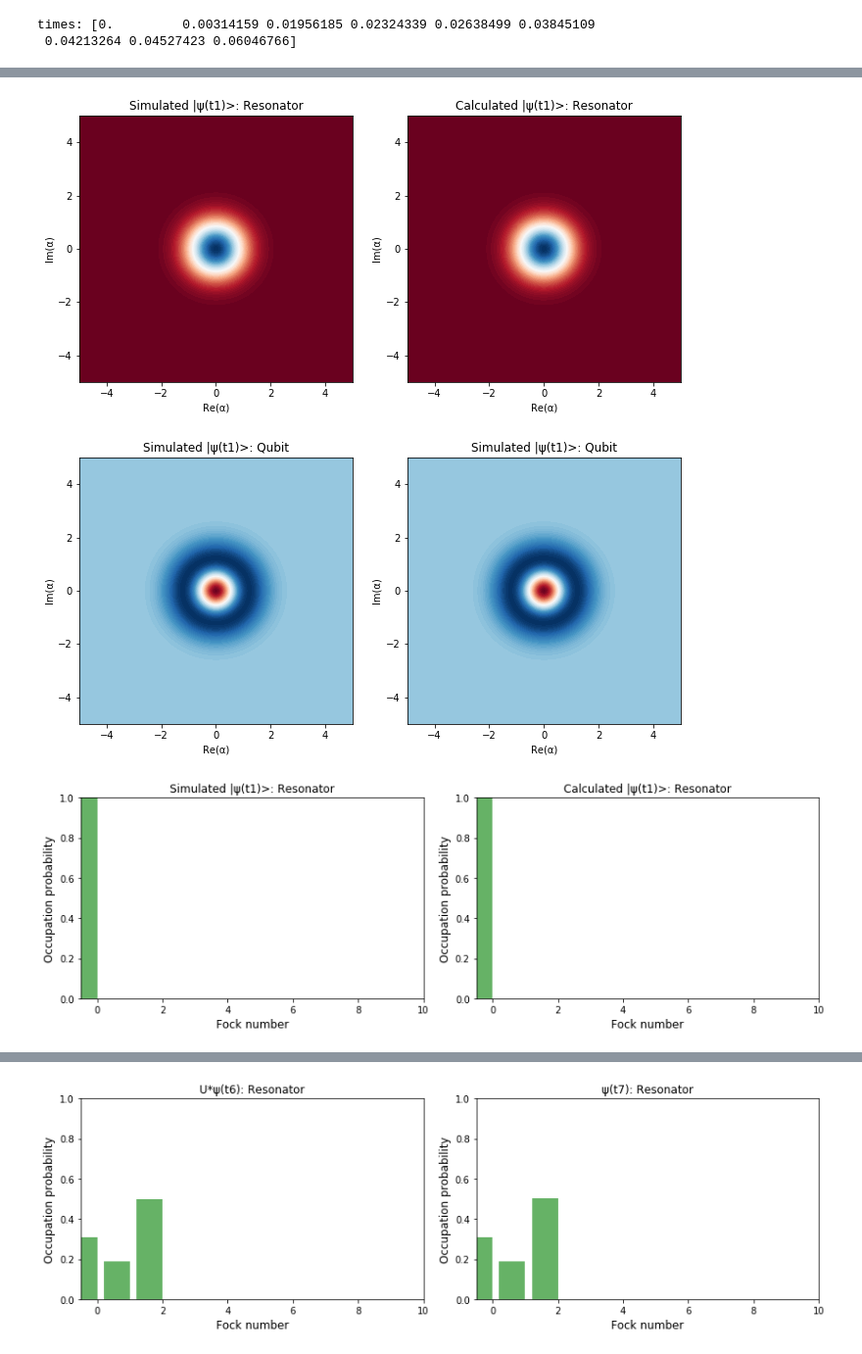
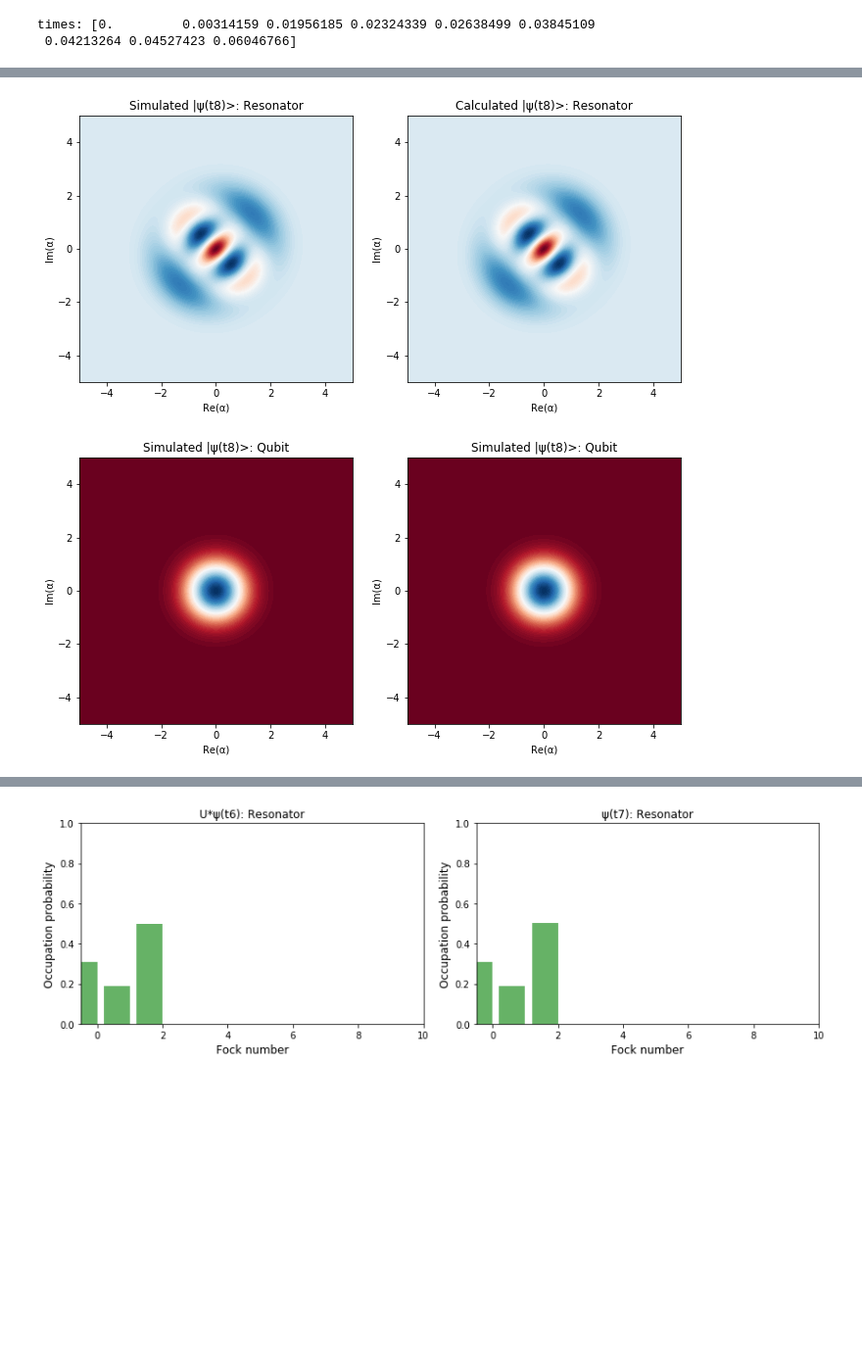
Before and after one commit to ateshian/quoptics, a Jupyter notebook: simulate-the-paper.ipynb, the cells around one changed output, grey strips where cells are left out. Shown at 98% size. Saved outputs shown, nothing was run; the diff lists cells and outputs as text; code cells hidden in the pictures; blank space fills up the shorter version.

```diff
--- a/simulate-the-paper.ipynb
+++ b/simulate-the-paper.ipynb
@@ -428,7 +428,7 @@ def H_t(t, args):
 
 # tlist = np.linspace(0, 2*t_op[-1], 1000)
 
-m = 0
+m = 7
 tlist = np.linspace(t_op[m], t_op[m+1], 1000)
 psi0 = psi_t[m]
 
@@ -521,11 +521,15 @@ fig, axes = plt.subplots(1, 2, figsize=(12,4))
 plot_fock_distribution(psif_res, fig=fig, ax=axes[0], title="Simulated |ψ(t%d)>: Resonator" % (m+1));
 plot_fock_distribution(curr_res, fig=fig, ax=axes[1], title="Calculated |ψ(t%d)>: Resonator" % (m+1));
 fig.tight_layout()
+filename = str('probability-figures/t%d-resonator.png' % (m+1))
+plt.savefig(filename)
 plt.show()
 fig, axes = plt.subplots(1, 2, figsize=(12,4))
 plot_fock_distribution(psif_qu, fig=fig, ax=axes[0], title="Simulated |ψ(t%d)>: Qubit" % (m+1));
 plot_fock_distribution(curr_qu, fig=fig, ax=axes[1], title="Calculated |ψ(t%d)>: Qubit" % (m+1));
 fig.tight_layout()
+filename = str('probability-figures/t%d-qubit.png' % (m+1))
+plt.savefig(filename)
 plt.show()
 
 fig, axes = plt.subplots(1, 2, figsize=(11,5))
@@ -553,42 +557,43 @@ plt.show()
 # --------------------------
 # initial state
 
-psi0_res = psi0.ptrace(1)
-psi0_qu = psi0.ptrace(0)
+# psi0_res = psi0.ptrace(1)
+# psi0_qu = psi0.ptrace(0)
 
-# basis state distributions
-fig, axes = plt.subplots(1, 2, figsize=(12,4))
-plot_fock_distribution(psi0_res, fig=fig, ax=axes[0], title="Simulated |ψ(t%d)>: Resonator" % (m+1));
-plot_fock_distribution(psi0_res, fig=fig, ax=axes[1], title="Calculated |ψ(t%d)>: Resonator" % (m+1));
-fig.tight_layout()
-plt.show()
-fig, axes = plt.subplots(1, 2, figsize=(12,4))
-plot_fock_distribution(psi0_qu, fig=fig, ax=axes[0], title="Simulated |ψ(t%d)>: Qubit" % (m+1));
-plot_fock_distribution(psi0_qu, fig=fig, ax=axes[1], title="Calculated |ψ(t%d)>: Qubit" % (m+1));
-fig.tight_layout()
-plt.show()
+# # basis state distributions
+# fig, axes = plt.subplots(1, 2, figsize=(12,4))
+# plot_fock_distribution(psi0_res, fig=fig, ax=axes[0], title="Simulated |ψ(t%d)>: Resonator" % (0));
+# plot_fock_distribution(psi0_res, fig=fig, ax=axes[1], title="Calculated |ψ(t%d)>: Resonator" % (0));
+# fig.tight_layout()
+# plt.show()
+# fig, axes = plt.subplots(1, 2, figsize=(12,4))
+# plot_fock_distribution(psi0_qu, fig=fig, ax=axes[0], title="Simulated |ψ(t%d)>: Qubit" % (0));
+# plot_fock_distribution(psi0_qu, fig=fig, ax=axes[1], title="Calculated |ψ(t%d)>: Qubit" % (0));
+# fig.tight_layout()
 
-fig, axes = plt.subplots(1, 2, figsize=(11,5))
-axes[0].contourf(xvec, xvec, wigner(psif_res, xvec, xvec), 100, cmap=cm.RdBu)
-axes[0].set_title("Simulated |ψ(t%d)>: Resonator" % (0))
-axes[1].contourf(xvec, xvec, wigner(curr_res, xvec, xvec), 100, cmap=cm.RdBu)
-axes[1].set_title("Calculated |ψ(t%d)>: Resonator" % (0))
-axes[0].set_xlabel('Re(α)')
-axes[0].set_ylabel('Im(α)')
-axes[1].set_xlabel('Re(α)')
-axes[1].set_ylabel('Im(α)')
-plt.show()
+# plt.show()
 
-fig, axes = plt.subplots(1, 2, figsize=(11,5))
-axes[0].contourf(xvec, xvec, wigner(psif_qu, xvec, xvec), 100, cmap=cm.RdBu)
-axes[0].set_title("Simulated |ψ(t%d)>: Qubit" % (0))
-axes[1].contourf(xvec, xvec, wigner(curr_qu, xvec, xvec), 100, cmap=cm.RdBu)
-axes[1].set_title("Simulated |ψ(t%d)>: Qubit" % (0))
-axes[0].set_xlabel('Re(α)')
-axes[0].set_ylabel('Im(α)')
-axes[1].set_xlabel('Re(α)')
-axes[1].set_ylabel('Im(α)')
-plt.show()
+# fig, axes = plt.subplots(1, 2, figsize=(11,5))
+# axes[0].contourf(xvec, xvec, wigner(psif_res, xvec, xvec), 100, cmap=cm.RdBu)
+# axes[0].set_title("Simulated |ψ(t%d)>: Resonator" % (0))
+# axes[1].contourf(xvec, xvec, wigner(curr_res, xvec, xvec), 100, cmap=cm.RdBu)
+# axes[1].set_title("Calculated |ψ(t%d)>: Resonator" % (0))
+# axes[0].set_xlabel('Re(α)')
+# axes[0].set_ylabel('Im(α)')
+# axes[1].set_xlabel('Re(α)')
+# axes[1].set_ylabel('Im(α)')
+# plt.show()
+
+# fig, axes = plt.subplots(1, 2, figsize=(11,5))
+# axes[0].contourf(xvec, xvec, wigner(psif_qu, xvec, xvec), 100, cmap=cm.RdBu)
+# axes[0].set_title("Simulated |ψ(t%d)>: Qubit" % (0))
+# axes[1].contourf(xvec, xvec, wigner(curr_qu, xvec, xvec), 100, cmap=cm.RdBu)
+# axes[1].set_title("Simulated |ψ(t%d)>: Qubit" % (0))
+# axes[0].set_xlabel('Re(α)')
+# axes[0].set_ylabel('Im(α)')
+# axes[1].set_xlabel('Re(α)')
+# axes[1].set_ylabel('Im(α)')
+# plt.show()
 
 # fig, axes = plt.subplots(1, 1, figsize=(6,4))
 # plot_fock_distribution(curr_res, fig=fig, ax=axes, title="Desired State: Resonator");
@@ -607,3 +612,2 @@ final t = t 1
-[figure, old version]
+[figure, new version]
-[figure, old version]
+[figure, new version]
-[figure, removed]
```
Also changed, not shown: parts of 3 cells of this notebook, 18 other files.
